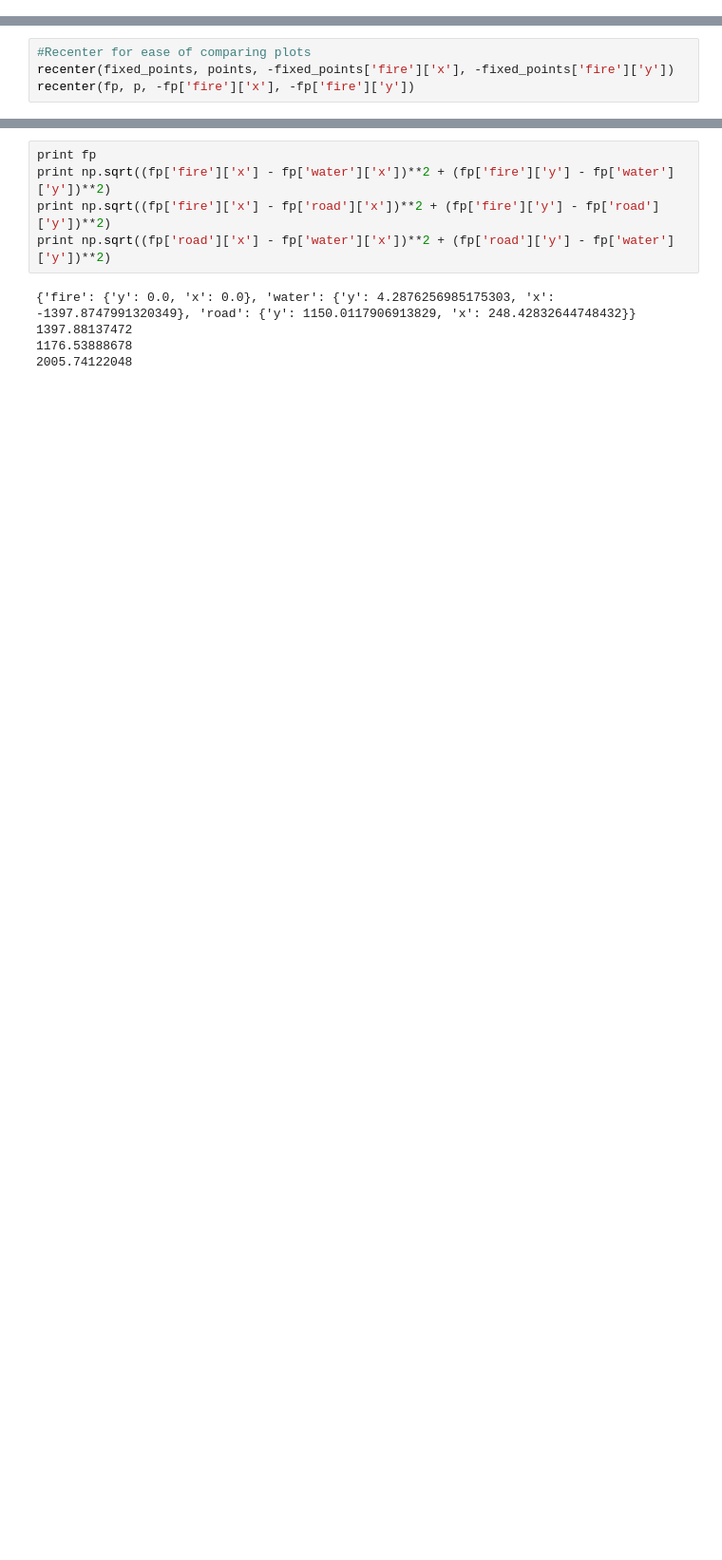
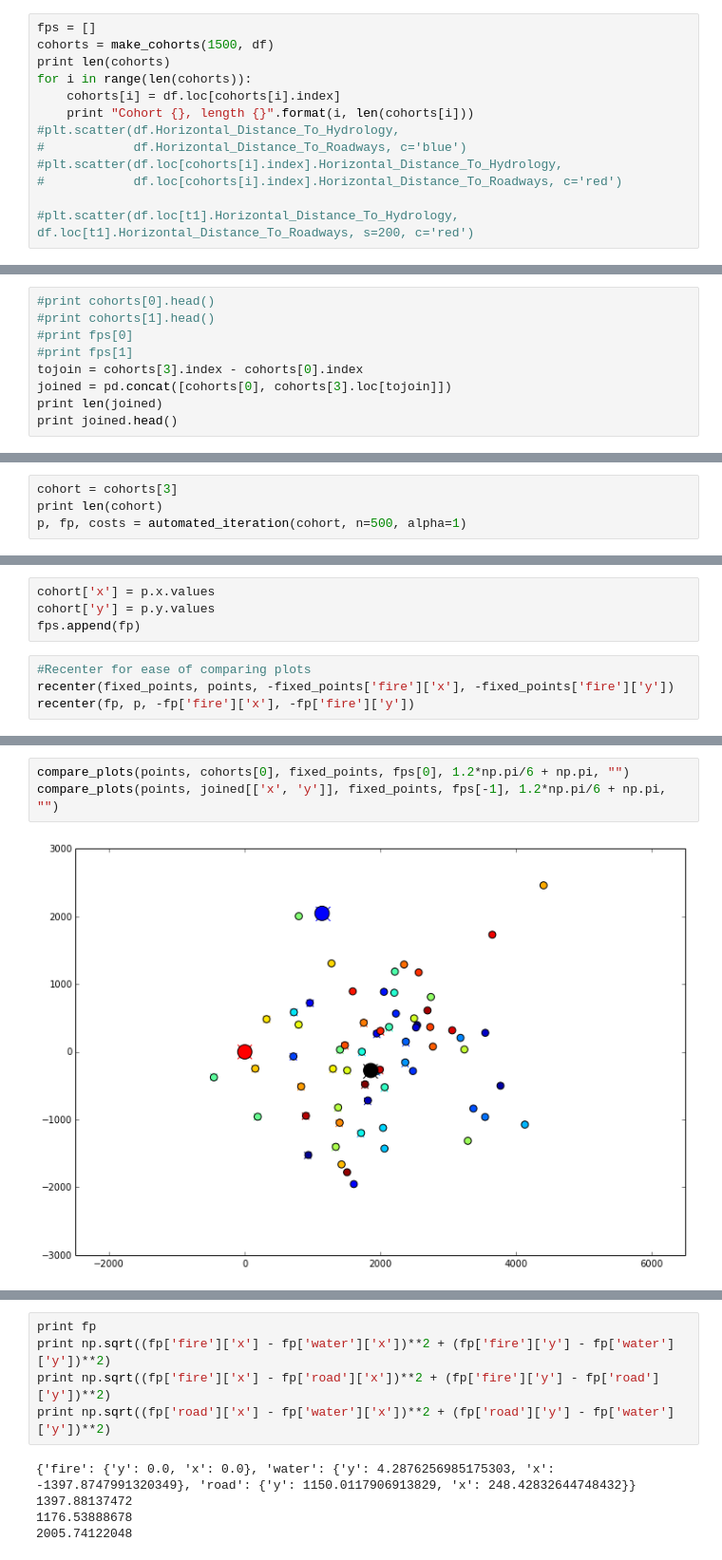
Before and after one commit to Taraxicum/geo_parser, a Jupyter notebook: Geographic Clustering-Test Case.ipynb, the cells around one changed output, grey strips where cells are left out. Shown: that part at 95% size. Saved outputs shown, nothing was run; the diff lists cells and outputs as text; blank space fills up the shorter version.

```diff
--- a/Geographic Clustering-Test Case.ipynb
+++ b/Geographic Clustering-Test Case.ipynb
@@ -405,0 +383,13 @@ Adjustment count 0
+# %%
+fps = []
+cohorts = make_cohorts(1500, df)
+print len(cohorts)
+for i in range(len(cohorts)):
+    cohorts[i] = df.loc[cohorts[i].index]
+    print "Cohort {}, length {}".format(i, len(cohorts[i]))
+#plt.scatter(df.Horizontal_Distance_To_Hydrology,
+#            df.Horizontal_Distance_To_Roadways, c='blue')
+#plt.scatter(df.loc[cohorts[i].index].Horizontal_Distance_To_Hydrology,
+#            df.loc[cohorts[i].index].Horizontal_Distance_To_Roadways, c='red')
+
+#plt.scatter(df.loc[t1].Horizontal_Distance_To_Hydrology, df.loc[t1].Horizontal_Distance_To_Roadways, s=200, c='red')
@@ -405,0 +463,9 @@ Adjustment count 0
+# %%
+#print cohorts[0].head()
+#print cohorts[1].head()
+#print fps[0]
+#print fps[1]
+tojoin = cohorts[3].index - cohorts[0].index
+joined = pd.concat([cohorts[0], cohorts[3].loc[tojoin]])
+print len(joined)
+print joined.head()
@@ -405,0 +489,4 @@ Adjustment count 0
+# %%
+cohort = cohorts[3]
+print len(cohort)
+p, fp, costs = automated_iteration(cohort, n=500, alpha=1)
@@ -406,3 +500,7 @@ Adjustment count 0
+# %%
+cohort['x'] = p.x.values
+cohort['y'] = p.y.values
+fps.append(fp)
 # %%
 #Recenter for ease of comparing plots
 recenter(fixed_points, points, -fixed_points['fire']['x'], -fixed_points['fire']['y'])
@@ -420,0 +508,5 @@ compare_plots(points, p, fixed_points, fp, 3.*np.pi/6 + np.pi, "y")
+# %%
+compare_plots(points, cohorts[0], fixed_points, fps[0], 1.2*np.pi/6 + np.pi, "")
+compare_plots(points, joined[['x', 'y']], fixed_points, fps[-1], 1.2*np.pi/6 + np.pi, "")
+# %% [output]
+[figure, added]
```
Also changed, not shown: parts of 14 cells of this notebook.
